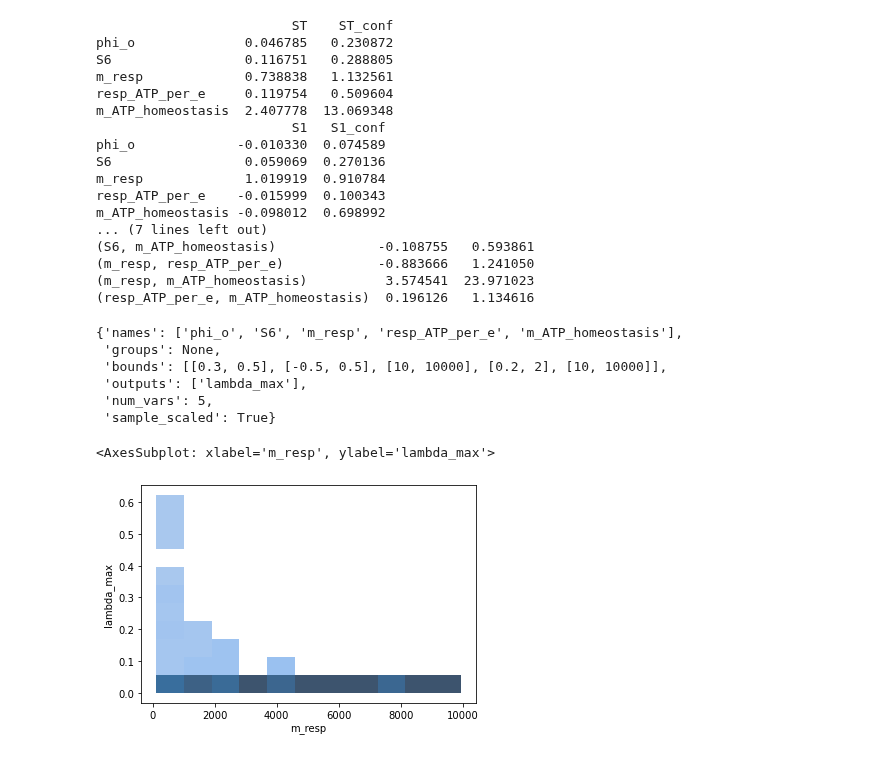
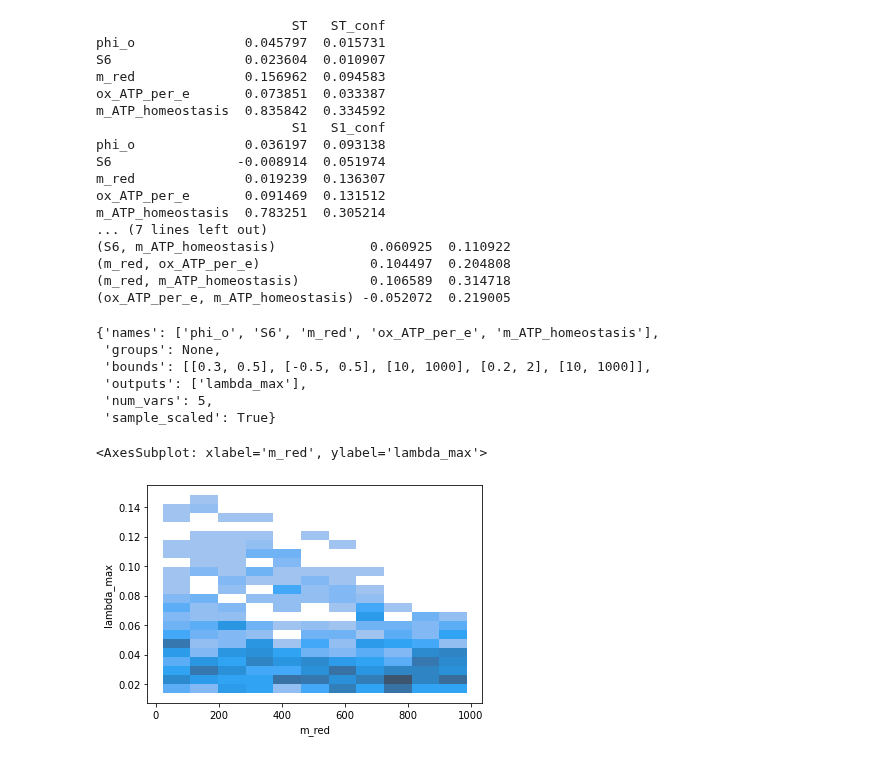
Before and after one commit to flamholz/redox-proteome, a Jupyter notebook: notebooks/LinearizedAutoModel.ipynb, the cells around one changed output. Drawn from its saved outputs; the diff is of its cells as text; code cells hidden in the pictures.

Commit message:
some renaming given more general model structure

```diff
--- a/notebooks/LinearizedAutoModel.ipynb
+++ b/notebooks/LinearizedAutoModel.ipynb
@@ -13,4 +12,5 @@ from SALib import ProblemSpec
 model_dir = '../models/linear/autotrophy/'
 m_fname = path.join(model_dir, 'glucose_auto_molecular_props.csv')
 S_fname = path.join(model_dir, 'glucose_auto_stoich_matrix.csv')
-lam = LinearRespirationModel.FromFiles(m_fname, S_fname)
+lam = LinearMetabolicModel.FromFiles(m_fname, S_fname)
+lam.print_model()
@@ -42,7 +42,9 @@ p.value
 # %%
-p = lam.max_anabolic_rate_problem(phi_o=0.0, fix_lambda=True)
+# Run the model at various fixed lambda_hr values to calculate optimal phi values
+p = lam.max_anabolic_rate_problem(fix_lambda=True)
+
 phis = []
-lambdas = np.arange(0.01, 1.001, 0.01)
+lambdas = np.logspace(-8, -3, 10)
 
 for lam_val in lambdas:
     p.param_dict['lambda_hr'].value = lam_val
@@ -53,8 +55,6 @@ for lam_val in lambdas:
     phis.append(p.var_dict['phis'].value.tolist() + [p.param_dict['phi_o'].value])
 
 colnames = lam.S_df.index.values.tolist() + ['other']
-print(colnames)
-print(phis)
 phi_df = pd.DataFrame(phis, columns=colnames)
 phi_df['lambda_hr'] = lambdas
 phi_df.set_index('lambda_hr', inplace=True)
@@ -81,32 +78,32 @@ Text(0, 0.5, '$\\phi$')
 # %%
 # Use the SAlib tools to generate parameters for a sensitivity analysis
 ps = ProblemSpec({
-        "names": ["phi_o", "S6", "m_resp", "resp_ATP_per_e", "m_ATP_homeostasis"],
+        "names": ["phi_o", "S6", "m_red", "ox_ATP_per_e", "m_ATP_homeostasis"],
         "groups": None,
-        "bounds": [[0.3, 0.5], [-0.5, 0.5], [10, 10000], [0.2, 2], [10, 10000],],
+        "bounds": [[0.3, 0.5], [-0.5, 0.5], [10, 1000], [0.2, 2], [10, 1000],],
         "outputs": ["lambda_max"],
     })
 ps.sample_sobol(64)
 
 # Store the results in a dictionary for making a dataframe
-res_dict = dict(ZCB=[], S6=[], phi_O=[], lambda_max=[], m_resp=[],
-                resp_ATP_per_e=[], m_ATP_homeostasis=[])
+res_dict = dict(ZCB=[], S6=[], phi_O=[], lambda_max=[], m_red=[],
+                ox_ATP_per_e=[], m_ATP_homeostasis=[])
 for p in list(lam.processes) + ['other']:
     res_dict['{0}_phi'.format(p)] = []
     res_dict['{0}_flux'.format(p)] = []
 
-for phi_o, s6, m_resp, atp_per_e, m_homeo in ps.samples:
+for phi_o, s6, m_red, atp_per_e, m_homeo in ps.samples:
     lam.set_S6(s6)
-    lam.set_process_mass('reduction', m_resp)
+    lam.set_process_mass('reduction', m_red)
     lam.set_process_mass('ATP_homeostasis', m_homeo)
-    lam.set_ATP_yield('reduction', atp_per_e)
+    lam.set_ATP_yield('oxidation', atp_per_e)
     max_lam, opt_prob = lam.maximize_lambda(phi_o=phi_o)
 
     res_dict['ZCB'].append(lam.ZCB)
     res_dict['S6'].append(s6)
     res_dict['phi_O'].append(phi_o)
-    res_dict['m_resp'].append(m_resp)
-    res_dict['resp_ATP_per_e'].append(atp_per_e)
+    res_dict['m_red'].append(m_red)
+    res_dict['ox_ATP_per_e'].append(atp_per_e)
     res_dict['m_ATP_homeostasis'].append(m_homeo)
 
     if max_lam == 0:
@@ -141,31 +138,31 @@ res_df.head()
 ps.set_results(res_df.lambda_max.values)
 ps.analyze_sobol(print_to_console=True, calc_second_order=True)
 # %% [output]
-                         ST    ST_conf
-phi_o              0.046785   0.230872
-S6                 0.116751   0.288805
-m_resp             0.738838   1.132561
-resp_ATP_per_e     0.119754   0.509604
-m_ATP_homeostasis  2.407778  13.069348
+                         ST   ST_conf
+phi_o              0.045797  0.015731
+S6                 0.023604  0.010907
+m_red              0.156962  0.094583
+ox_ATP_per_e       0.073851  0.033387
+m_ATP_homeostasis  0.835842  0.334592
                          S1   S1_conf
-phi_o             -0.010330  0.074589
-S6                 0.059069  0.270136
-m_resp             1.019919  0.910784
-resp_ATP_per_e    -0.015999  0.100343
-m_ATP_homeostasis -0.098012  0.698992
+phi_o              0.036197  0.093138
+S6                -0.008914  0.051974
+m_red              0.019239  0.136307
+ox_ATP_per_e       0.091469  0.131512
+m_ATP_homeostasis  0.783251  0.305214
 ... (7 lines left out)
-(S6, m_ATP_homeostasis)             -0.108755   0.593861
-(m_resp, resp_ATP_per_e)            -0.883666   1.241050
-(m_resp, m_ATP_homeostasis)          3.574541  23.971023
-(resp_ATP_per_e, m_ATP_homeostasis)  0.196126   1.134616
+(S6, m_ATP_homeostasis)            0.060925  0.110922
+(m_red, ox_ATP_per_e)              0.104497  0.204808
+(m_red, m_ATP_homeostasis)         0.106589  0.314718
+(ox_ATP_per_e, m_ATP_homeostasis) -0.052072  0.219005
-{'names': ['phi_o', 'S6', 'm_resp', 'resp_ATP_per_e', 'm_ATP_homeostasis'],
+{'names': ['phi_o', 'S6', 'm_red', 'ox_ATP_per_e', 'm_ATP_homeostasis'],
  'groups': None,
- 'bounds': [[0.3, 0.5], [-0.5, 0.5], [10, 10000], [0.2, 2], [10, 10000]],
+ 'bounds': [[0.3, 0.5], [-0.5, 0.5], [10, 1000], [0.2, 2], [10, 1000]],
  'outputs': ['lambda_max'],
  'num_vars': 5,
  'sample_scaled': True}
 # %%
-sns.histplot(data=res_df, y='lambda_max', x='m_resp', legend=False)
+sns.histplot(data=res_df, y='lambda_max', x='m_red', legend=False)
 # %% [output]
-<AxesSubplot: xlabel='m_resp', ylabel='lambda_max'>
+<AxesSubplot: xlabel='m_red', ylabel='lambda_max'>
-[figure, old version]
+[figure, new version]
```
Also changed, not shown: parts of 11 cells of this notebook, 1 other file.
